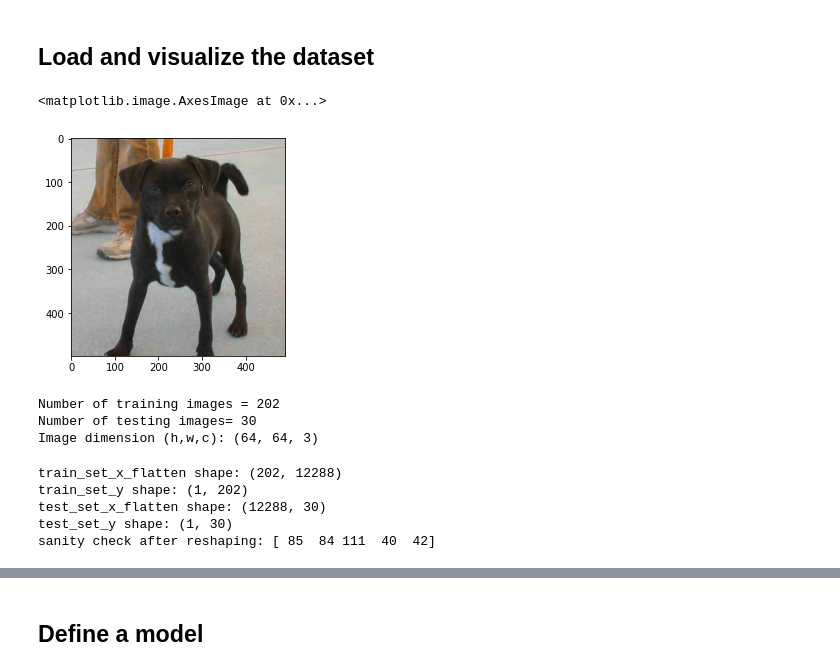
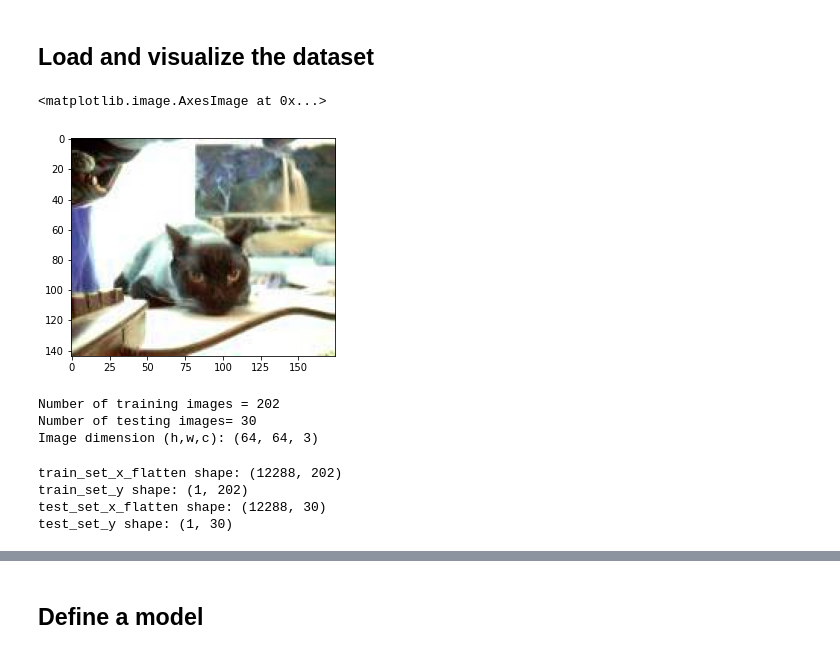
Before and after one commit to shazzad-hasan/machine-learning-from-first-principles, a Jupyter notebook: logistic_regression.ipynb, the cells around one changed output, grey strips where cells are left out. Saved outputs shown, nothing was run; the diff lists cells and outputs as text; code cells hidden in the pictures.

```diff
--- a/logistic_regression.ipynb
+++ b/logistic_regression.ipynb
@@ -40,12 +40,12 @@ test_dir = 'test/'
 train_images = [train_dir+i for i in os.listdir(train_dir)]
 test_images =  [test_dir+i for i in os.listdir(test_dir)]
 # %%
-index = 10
+index = 20
 img = cv2.imread(train_images[index])
 plt.imshow(img)
 # %% [output]
 <matplotlib.image.AxesImage at 0x...>
-[figure, old version]
+[figure, new version]
 # %%
 def read_image(file_path):
     img = cv2.imread(file_path, cv2.IMREAD_COLOR)
@@ -88,14 +88,12 @@ test_x_flatten = test_x.reshape(test_x.shape[0], -1).T
 train_set_x = train_x_flatten/255
 test_set_x = test_x_flatten/255
 # %%
-print ("train_set_x_flatten shape: " + str(train_x_flatten.shape))
+print ("train_set_x_flatten shape: " + str(train_set_x.shape))
 print ("train_set_y shape: " + str(train_y.shape))
-print ("test_set_x_flatten shape: " + str(test_x_flatten.shape))
+print ("test_set_x_flatten shape: " + str(test_set_x.shape))
 print ("test_set_y shape: " + str(test_y.shape))
-print ("sanity check after reshaping: " + str(train_x_flatten[0:5,0]))
 # %% [output]
-train_set_x_flatten shape: (202, 12288)
+train_set_x_flatten shape: (12288, 202)
 train_set_y shape: (1, 202)
 test_set_x_flatten shape: (12288, 30)
 test_set_y shape: (1, 30)
-sanity check after reshaping: [ 85  84 111  40  42]
```
Also changed, not shown: parts of 11 cells of this notebook.
